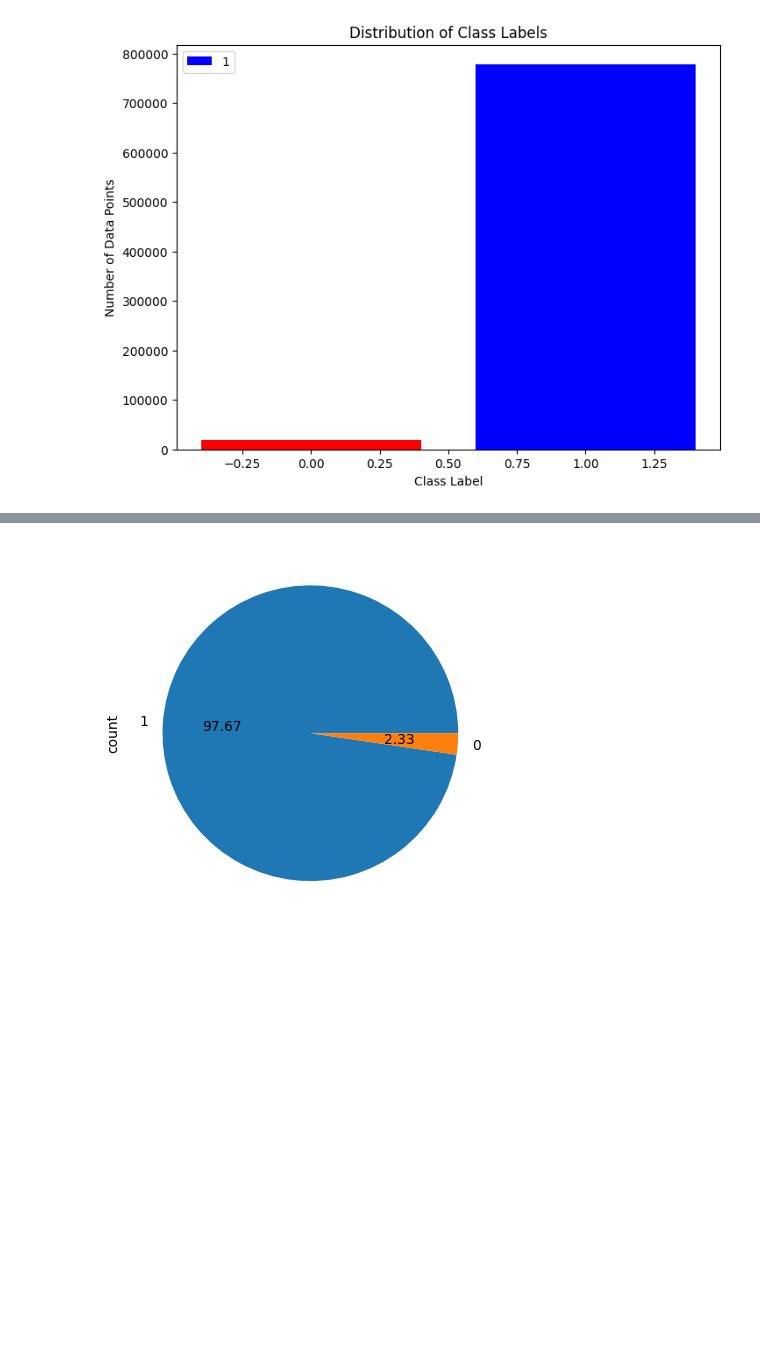
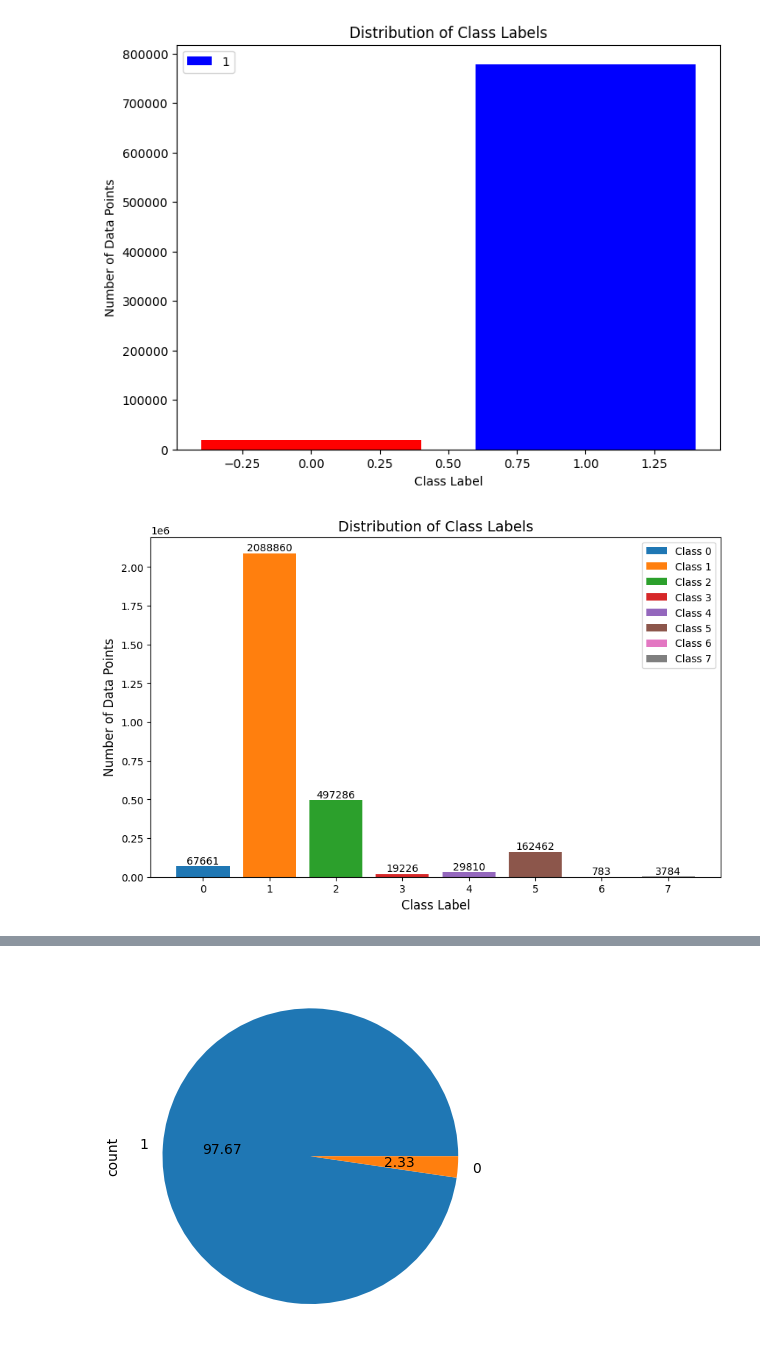
Before and after one commit to Faareh-Ahmed/Anomaly-Detection, a Jupyter notebook: Copy_of_Anomaly_Detection.ipynb, the cells around one changed output, grey strips where cells are left out. Saved outputs shown, nothing was run; the diff lists cells and outputs as text; code cells hidden in the pictures; blank space fills up the shorter version.

```diff
--- a/Copy_of_Anomaly_Detection.ipynb
+++ b/Copy_of_Anomaly_Detection.ipynb
@@ -209,6 +264,38 @@ plt.legend(class_counts.index, loc='upper left')
 plt.show()
 # %% [output]
 [figure]
+# %%
+import matplotlib.pyplot as plt
+import seaborn as sns
+
+# Count occurrences of each class
+class_counts = data['label'].value_counts().sort_index()
+
+# Define a color palette with as many colors as there are classes
+# 'tab10' is good for up to 10 classes
+colors = sns.color_palette('tab10', n_colors=class_counts.nunique())
+
+# Create the plot
+plt.figure(figsize=(10, 6))  # Adjust figure size as needed
+bars = plt.bar(class_counts.index, class_counts.values, color=colors)
+
+# Add labels and title
+plt.xlabel("Class Label", fontsize=12)
+plt.ylabel("Number of Data Points", fontsize=12)
+plt.title("Distribution of Class Labels", fontsize=14)
+
+# Add legend for each class
+plt.legend(bars, [f'Class {i}' for i in class_counts.index], loc='upper right')
+
+# Add count labels above the bars
+for bar in bars:
+    yval = bar.get_height()
+    plt.text(bar.get_x() + bar.get_width() / 2, yval + 5, int(yval),
+             ha='center', va='bottom', fontsize=10)
+
+plt.show()
+# %% [output]
+[figure, added]
 # %%
 # Check class imbalance
 print(Y.value_counts())
```
Also changed, not shown: parts of 13 cells of this notebook.
